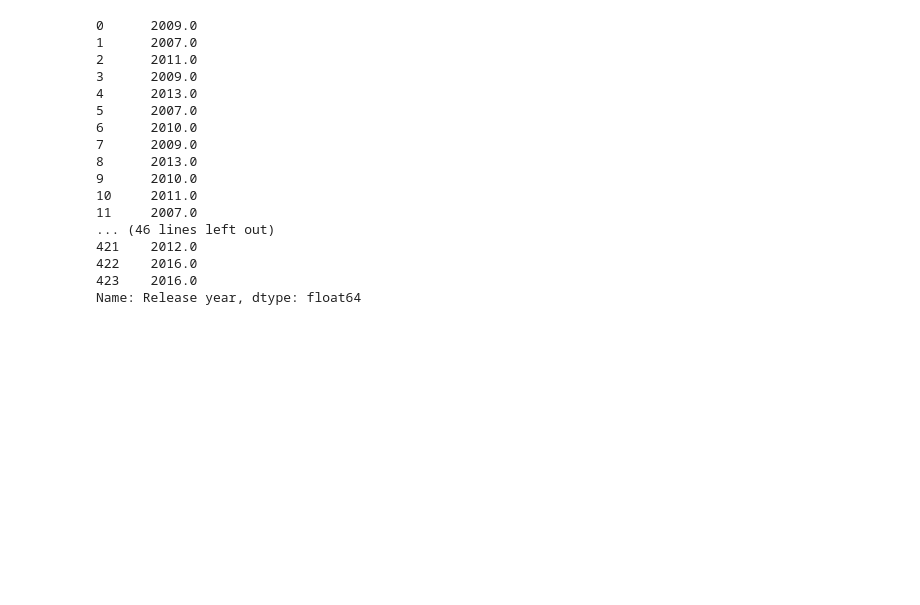
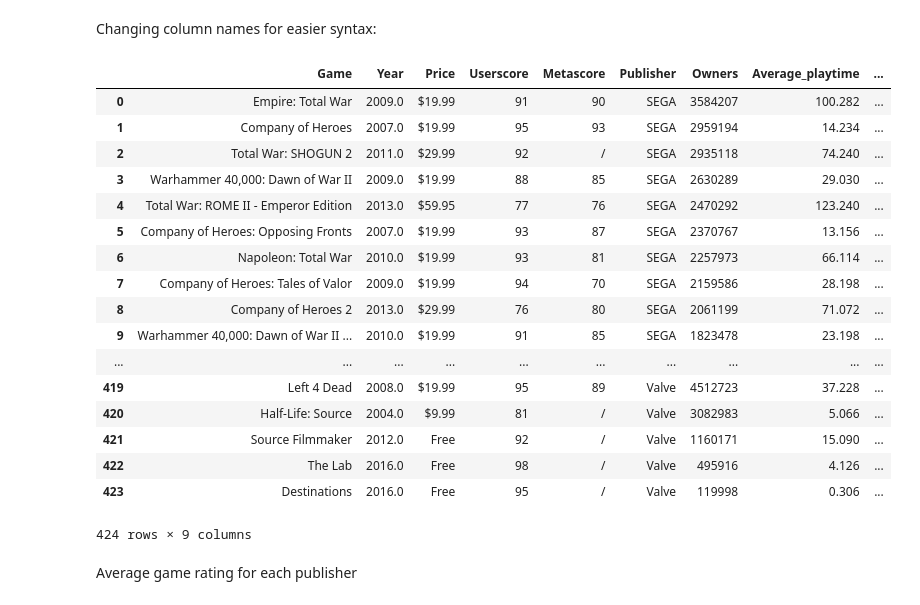
Before and after one commit to tinemakovecki/popular_video_games, a Jupyter notebook: By_Publisher.ipynb, the cells around one changed output. Saved outputs shown, nothing was run; the diff lists cells and outputs as text; code cells hidden in the pictures; blank space fills up the shorter version.

```diff
--- a/By_Publisher.ipynb
+++ b/By_Publisher.ipynb
@@ -42,20 +28,26 @@ games
-# %%
-games['Release year']
-# %% [output]
-0      2009.0
-1      2007.0
-2      2011.0
-3      2009.0
-4      2013.0
-5      2007.0
-6      2010.0
-7      2009.0
-8      2013.0
-9      2010.0
-10     2011.0
-11     2007.0
-... (46 lines left out)
-421    2012.0
-422    2016.0
-423    2016.0
-Name: Release year, dtype: float64
+# %% [markdown]
+Changing column names for easier syntax:
+# %%
+games = games.rename(columns={'Release year': 'Year', 'Average playtime': 'Average_playtime', 'Median playtime': 'Median_playtime'})
+games
+# %% [output]
+|  | Game | Year | Price | Userscore | Metascore | Publisher | Owners | Average_playtime | ... |
+| 0 | Empire: Total War | 2009.0 | $19.99 | 91 | 90 | SEGA | 3584207 | 100.282 | ... |
+| 1 | Company of Heroes | 2007.0 | $19.99 | 95 | 93 | SEGA | 2959194 | 14.234 | ... |
+| 2 | Total War: SHOGUN 2 | 2011.0 | $29.99 | 92 | / | SEGA | 2935118 | 74.240 | ... |
+| 3 | Warhammer 40,000: Dawn of War II | 2009.0 | $19.99 | 88 | 85 | SEGA | 2630289 | 29.030 | ... |
+| 4 | Total War: ROME II - Emperor Edition | 2013.0 | $59.95 | 77 | 76 | SEGA | 2470292 | 123.240 | ... |
+| 5 | Company of Heroes: Opposing Fronts | 2007.0 | $19.99 | 93 | 87 | SEGA | 2370767 | 13.156 | ... |
+| 6 | Napoleon: Total War | 2010.0 | $19.99 | 93 | 81 | SEGA | 2257973 | 66.114 | ... |
+| 7 | Company of Heroes: Tales of Valor | 2009.0 | $19.99 | 94 | 70 | SEGA | 2159586 | 28.198 | ... |
+| 8 | Company of Heroes 2 | 2013.0 | $29.99 | 76 | 80 | SEGA | 2061199 | 71.072 | ... |
+| 9 | Warhammer 40,000: Dawn of War II ... | 2010.0 | $19.99 | 91 | 85 | SEGA | 1823478 | 23.198 | ... |
+| ... | ... | ... | ... | ... | ... | ... | ... | ... | ... |
+| 419 | Left 4 Dead | 2008.0 | $19.99 | 95 | 89 | Valve | 4512723 | 37.228 | ... |
+| 420 | Half-Life: Source | 2004.0 | $9.99 | 81 | / | Valve | 3082983 | 5.066 | ... |
+| 421 | Source Filmmaker | 2012.0 | Free | 92 | / | Valve | 1160171 | 15.090 | ... |
+| 422 | The Lab | 2016.0 | Free | 98 | / | Valve | 495916 | 4.126 | ... |
+| 423 | Destinations | 2016.0 | Free | 95 | / | Valve | 119998 | 0.306 | ... |
+424 rows × 9 columns
+# %% [markdown]
+Average game rating for each publisher
```
Also changed, not shown: parts of 15 cells of this notebook, 12 other files.
